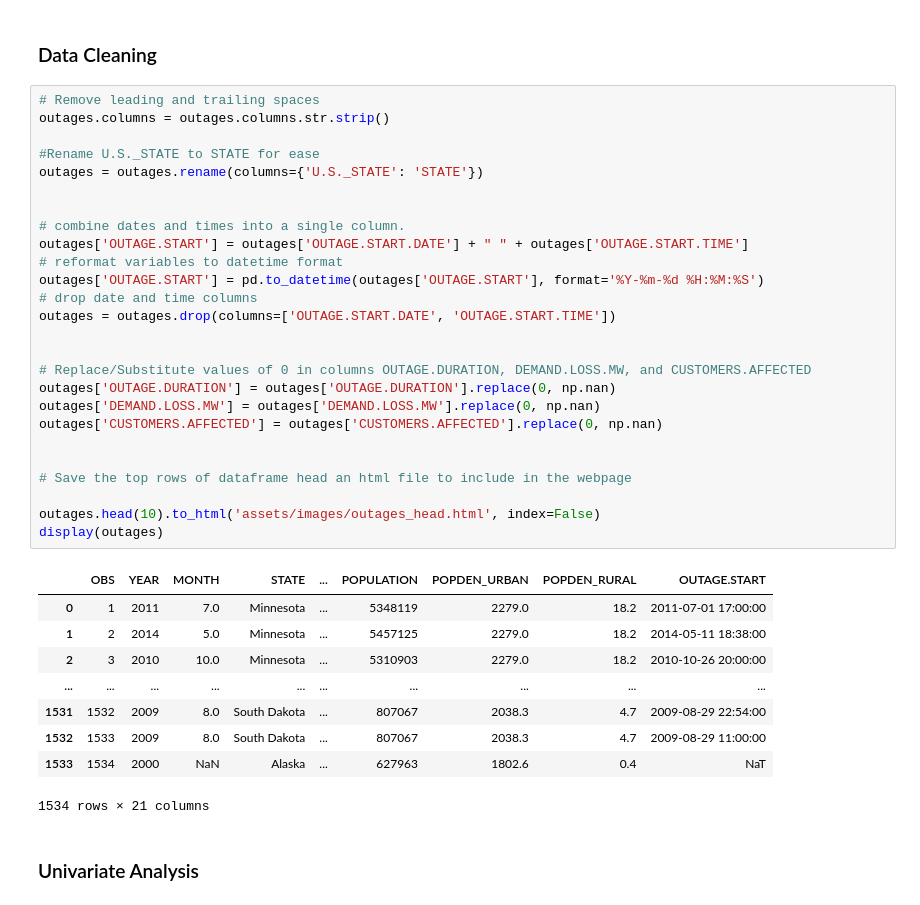
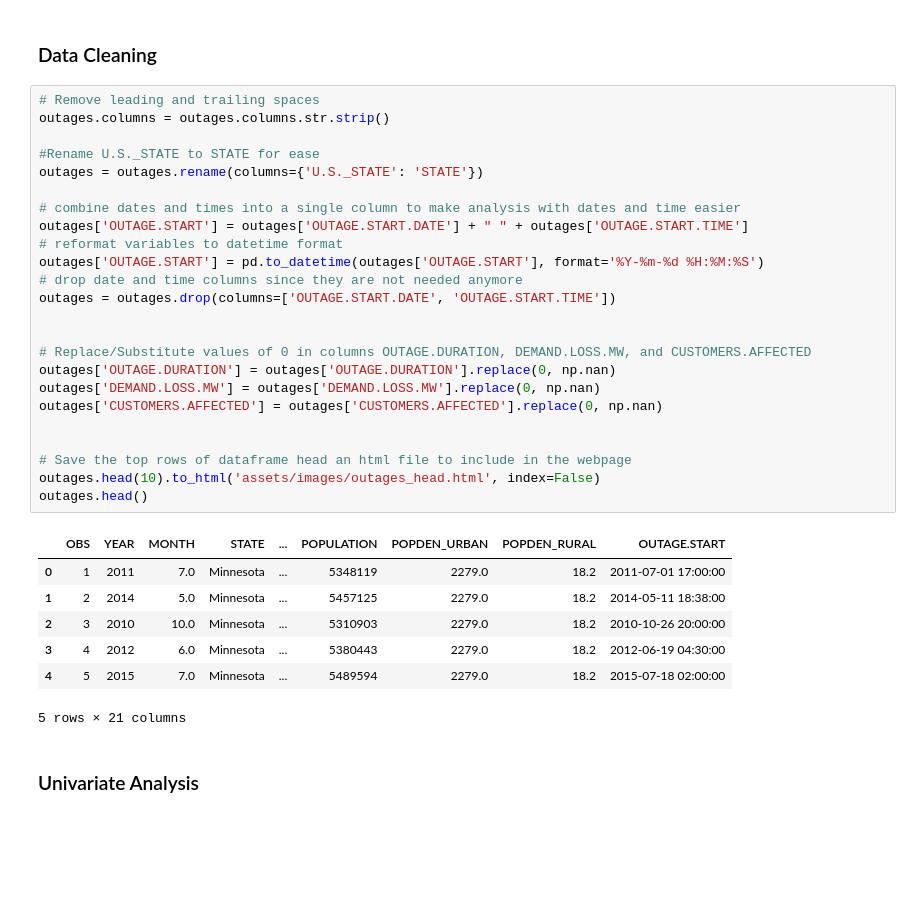
Before and after one commit to andiigonzalez/Power_Outage_Analysis, a Jupyter notebook: template.ipynb, the cells around one changed output. Drawn from its saved outputs; the diff is of its cells as text; blank space fills up the shorter version.

```diff
--- a/template.ipynb
+++ b/template.ipynb
@@ -33,39 +32,35 @@ outages.drop(['POSTAL.CODE', 'HURRICANE.NAMES', 'OUTAGE.RESTORATION.DATE', 'OUTA
 # %%
 # Remove leading and trailing spaces
 outages.columns = outages.columns.str.strip()
 
 #Rename U.S._STATE to STATE for ease
 outages = outages.rename(columns={'U.S._STATE': 'STATE'})
 
-
-# combine dates and times into a single column.
+# combine dates and times into a single column to make analysis with dates and time easier
 outages['OUTAGE.START'] = outages['OUTAGE.START.DATE'] + " " + outages['OUTAGE.START.TIME']
 # reformat variables to datetime format
 outages['OUTAGE.START'] = pd.to_datetime(outages['OUTAGE.START'], format='%Y-%m-%d %H:%M:%S')
-# drop date and time columns
+# drop date and time columns since they are not needed anymore
 outages = outages.drop(columns=['OUTAGE.START.DATE', 'OUTAGE.START.TIME'])
 
 
 # Replace/Substitute values of 0 in columns OUTAGE.DURATION, DEMAND.LOSS.MW, and CUSTOMERS.AFFECTED
 outages['OUTAGE.DURATION'] = outages['OUTAGE.DURATION'].replace(0, np.nan)
 outages['DEMAND.LOSS.MW'] = outages['DEMAND.LOSS.MW'].replace(0, np.nan)
 outages['CUSTOMERS.AFFECTED'] = outages['CUSTOMERS.AFFECTED'].replace(0, np.nan)
 
 
 # Save the top rows of dataframe head an html file to include in the webpage
-
 outages.head(10).to_html('assets/images/outages_head.html', index=False)
-display(outages)
+outages.head()
 # %% [output]
 |  | OBS | YEAR | MONTH | STATE | ... | POPULATION | POPDEN_URBAN | POPDEN_RURAL | OUTAGE.START |
 | 0 | 1 | 2011 | 7.0 | Minnesota | ... | 5348119 | 2279.0 | 18.2 | 2011-07-01 17:00:00 |
 | 1 | 2 | 2014 | 5.0 | Minnesota | ... | 5457125 | 2279.0 | 18.2 | 2014-05-11 18:38:00 |
 | 2 | 3 | 2010 | 10.0 | Minnesota | ... | 5310903 | 2279.0 | 18.2 | 2010-10-26 20:00:00 |
-| ... | ... | ... | ... | ... | ... | ... | ... | ... | ... |
-| 1531 | 1532 | 2009 | 8.0 | South Dakota | ... | 807067 | 2038.3 | 4.7 | 2009-08-29 22:54:00 |
-| 1532 | 1533 | 2009 | 8.0 | South Dakota | ... | 807067 | 2038.3 | 4.7 | 2009-08-29 11:00:00 |
-| 1533 | 1534 | 2000 | NaN | Alaska | ... | 627963 | 1802.6 | 0.4 | NaT |
+| 3 | 4 | 2012 | 6.0 | Minnesota | ... | 5380443 | 2279.0 | 18.2 | 2012-06-19 04:30:00 |
+| 4 | 5 | 2015 | 7.0 | Minnesota | ... | 5489594 | 2279.0 | 18.2 | 2015-07-18 02:00:00 |
-1534 rows × 21 columns
+5 rows × 21 columns
 # %% [markdown]
 ### Univariate Analysis
 # %%
```
Also changed, not shown: parts of 30 cells of this notebook, 21 other files.
